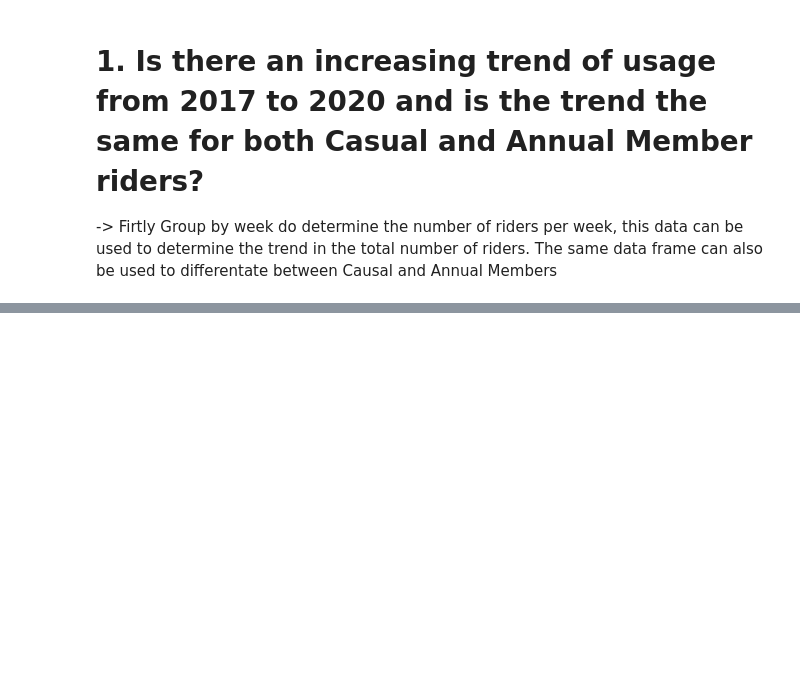
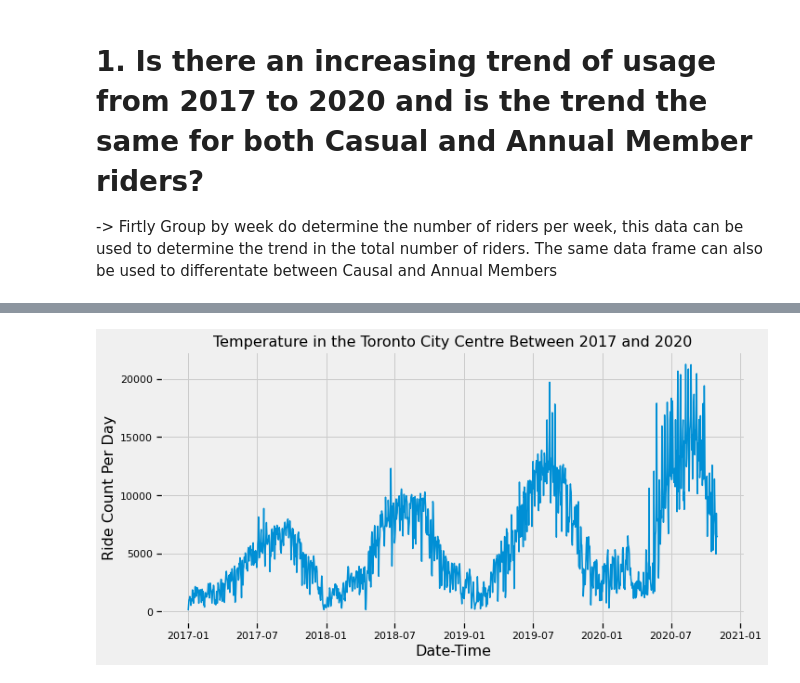
Before and after one commit to yokoyana/toronto_bike_share, a Jupyter notebook: project2.ipynb, the cells around one changed output, grey strips where cells are left out. Drawn from its saved outputs; the diff is of its cells as text; code cells hidden in the pictures; blank space fills up the shorter version.

```diff
--- a/project2.ipynb
+++ b/project2.ipynb
@@ -156,3 +157,7 @@ trips_data_missing
 # %% [markdown]
 # 1. Is there an increasing trend of usage from 2017 to 2020 and is the trend the same for both Casual and Annual Member riders?
 -> Firtly Group by week do determine the number of riders per week, this data can be used to determine the trend in the total number of riders. The same data frame can also be used to differentate between Causal and Annual Members
+# %%
+
+df_trips_data['start_time']=pd.to_datetime(df_trips_data['start_time'])
+df_trips_data.info()
@@ -158,0 +202,5 @@ trips_data_missing
+# %%
+df_trips_data['time_round_days'] = df_trips_data['start_time'].dt.round('d')
+# %%
+df_usage_perd = pd.DataFrame(df_trips_data.groupby('time_round_days').agg('count')
+df_usage_perd
@@ -158,0 +222,14 @@ trips_data_missing
+# %%
+plt.figure(figsize=(10,5))
+usage=sns.lineplot(x=df_usage_perd.index,y=df_usage_perd['start_station_id'])
+usage.axes.set_title("Temperature in the Toronto City Centre Between 2017 and 2020",
+                      fontsize=16)
+usage.set_ylabel("Ride Count Per Day",
+                  fontsize=16)
+usage.set_xlabel("Date-Time",
+                  fontsize=16)
+plt.show()
+
+#think we need to change this to a bar graph
+# %% [output]
+[figure, added]
```
Also changed, not shown: parts of 6 cells of this notebook, 1 other file.
